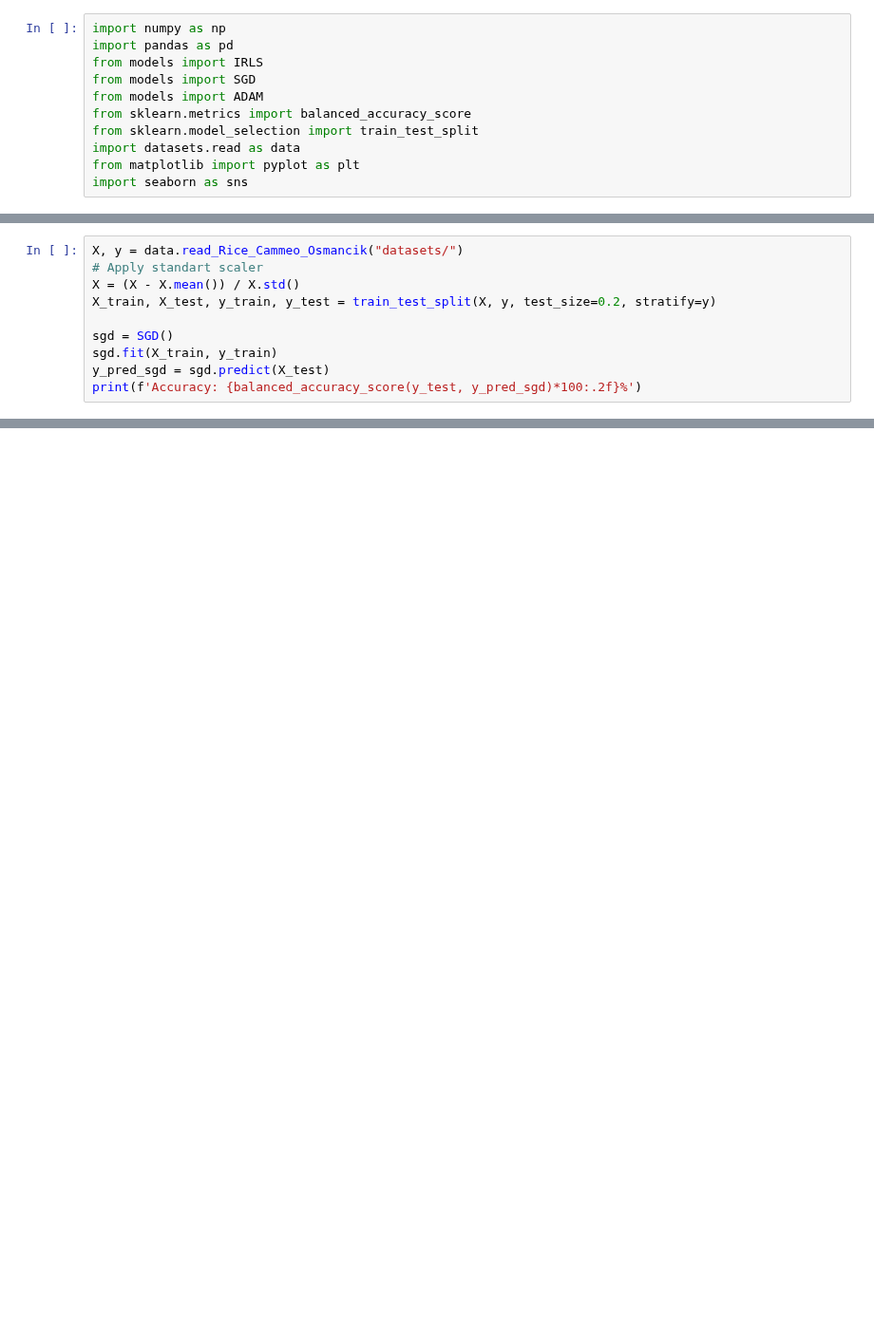
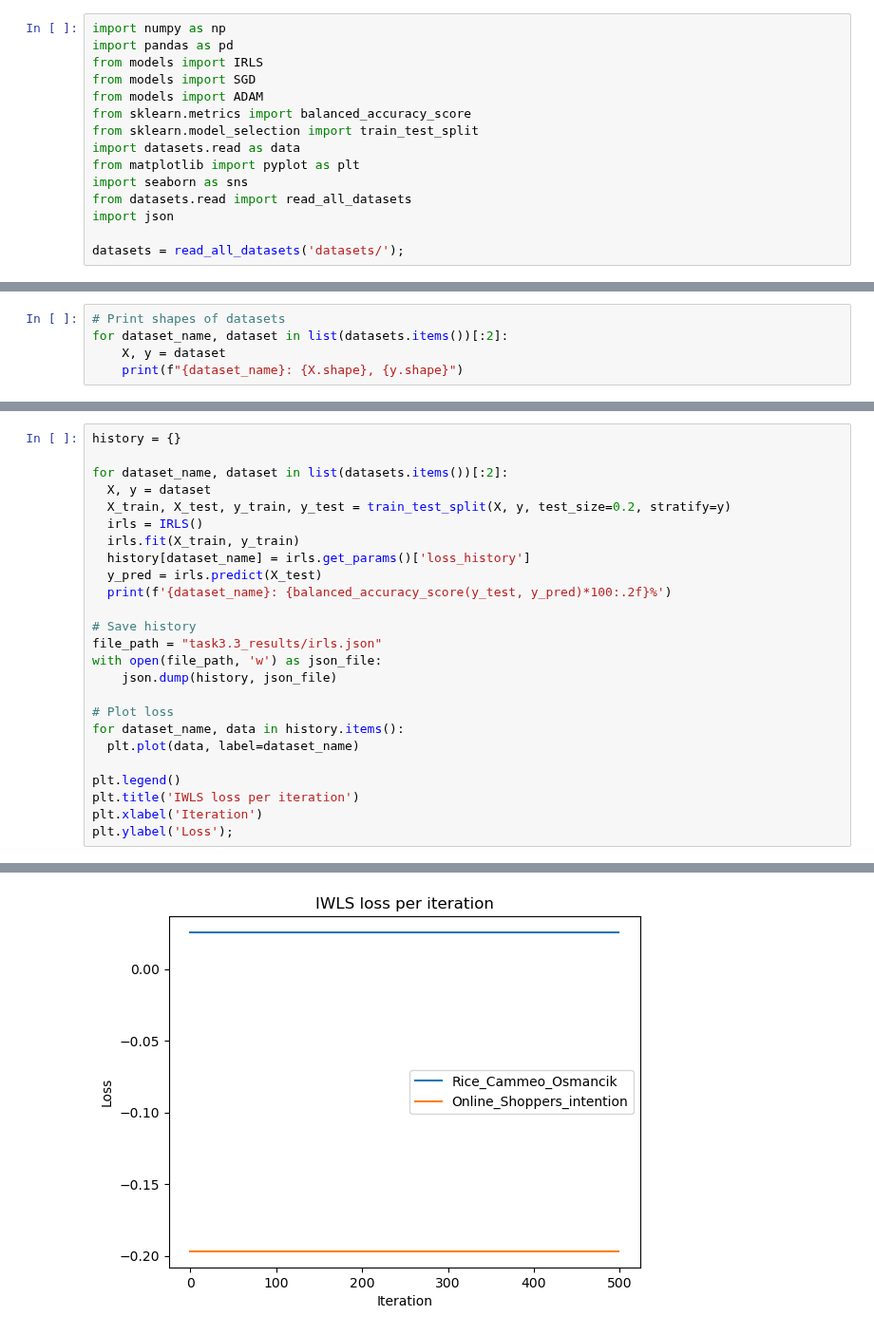
Before and after one commit to KarinaTiurina/aml_projects, a Jupyter notebook: Project1/Task3.3_ConvergenceAnalysis.ipynb, the cells around one changed output, grey strips where cells are left out. Shown at 95% size. Cells and saved outputs as stored; diff of their text form; blank space fills up the shorter version.

Commit message:
Task 3.3 Code

```diff
--- a/Project1/Task3.3_ConvergenceAnalysis.ipynb
+++ b/Project1/Task3.3_ConvergenceAnalysis.ipynb
@@ -9,3 +14,7 @@ from sklearn.model_selection import train_test_split
 import datasets.read as data
 from matplotlib import pyplot as plt
 import seaborn as sns
+from datasets.read import read_all_datasets
+import json
+
+datasets = read_all_datasets('datasets/');
@@ -14,10 +48,0 @@ i
-# %%
-X, y = data.read_Rice_Cammeo_Osmancik("datasets/")
-# Apply standart scaler
-X = (X - X.mean()) / X.std()
-X_train, X_test, y_train, y_test = train_test_split(X, y, test_size=0.2, stratify=y)
-
-sgd = SGD()
-sgd.fit(X_train, y_train)
-y_pred_sgd = sgd.predict(X_test)
-print(f'Accuracy: {balanced_accuracy_score(y_test, y_pred_sgd)*100:.2f}%')
@@ -34,0 +49,5 @@ plt.plot(sgd.get_params()['loss_history'])
+# %%
+# Print shapes of datasets
+for dataset_name, dataset in list(datasets.items())[:2]:
+    X, y = dataset
+    print(f"{dataset_name}: {X.shape}, {y.shape}")
@@ -34,0 +59,26 @@ plt.plot(sgd.get_params()['loss_history'])
+# %%
+history = {}
+
+for dataset_name, dataset in list(datasets.items())[:2]:
+  X, y = dataset
+  X_train, X_test, y_train, y_test = train_test_split(X, y, test_size=0.2, stratify=y)
+  irls = IRLS()
+  irls.fit(X_train, y_train)
+  history[dataset_name] = irls.get_params()['loss_history']
+  y_pred = irls.predict(X_test)
+  print(f'{dataset_name}: {balanced_accuracy_score(y_test, y_pred)*100:.2f}%')
+
+# Save history
+file_path = "task3.3_results/irls.json"
+with open(file_path, 'w') as json_file:
+    json.dump(history, json_file)
+
+# Plot loss
+for dataset_name, data in history.items():
+  plt.plot(data, label=dataset_name)
+
+plt.legend()
+plt.title('IWLS loss per iteration')
+plt.xlabel('Iteration')
+plt.ylabel('Loss');
+# %% [output]
@@ -34,0 +87 @@ plt.plot(sgd.get_params()['loss_history'])
+[figure, added]
```
Also changed, not shown: parts of 13 cells of this notebook, 4 other files.
